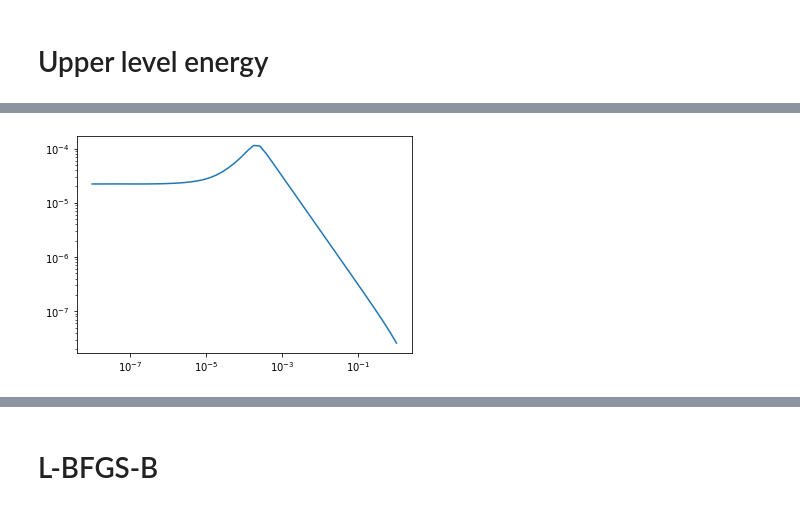
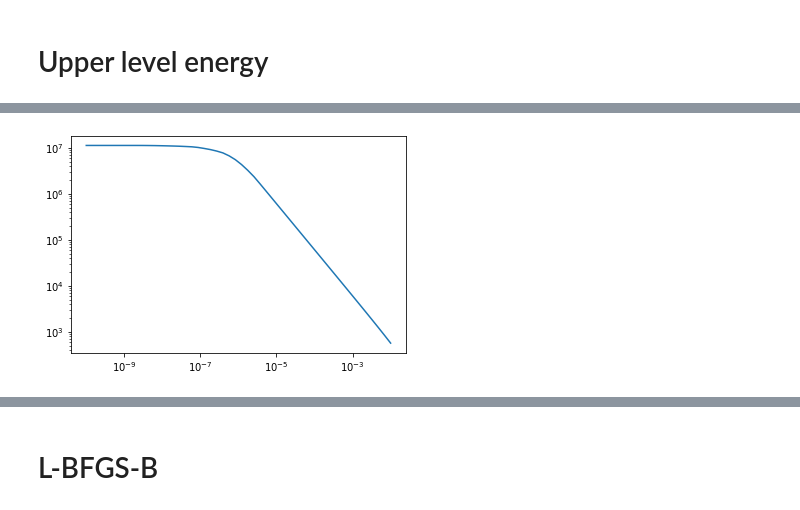
Before and after one commit to Biagig/Learning-Sampling-Pattern, a Jupyter notebook: Upper Level.ipynb, the cells around one changed output, grey strips where cells are left out. Drawn from its saved outputs; the diff is of its cells as text; code cells hidden in the pictures.

```diff
--- a/Upper Level.ipynb
+++ b/Upper Level.ipynb
@@ -39,7 +39,7 @@ from UpperLevel.hessians import *
 from scipy.optimize.lbfgsb import fmin_l_bfgs_b
 # %%
 u0 = get_sample_data('2d-mri')
-u0_mat = (1+0j)*u0.data[125:155,125:155]
+u0_mat = (1+0j)*u0.data[125:145,125:145]
 # %%
 n=u0_mat.shape[0]
 x = np.linspace(0,n,n,endpoint=False)/n-0.5
@@ -116,7 +116,7 @@ def E(pk):
     return L(uk,u0_mat)+P(pk)
 
 cgconv = []
-def grad_E(pk,max_cgiter=1000,cgtol=1e-6,compute_conv=False):
+def grad_E(pk,max_cgiter=2000,cgtol=1e-8,compute_conv=False):
     global cgconv
     #Compute uk from pk with lower level solver
     param["pn1"]=pk[-1]
@@ -125,40 +125,35 @@ def grad_E(pk,max_cgiter=1000,cgtol=1e-6,compute_conv=False):
 
     #Defining linear operator from pk and uk
     def mv(w):
-        w = np.reshape(w,(n,n))
-        return np.reshape(Du2_Ereg(uk,pk,w,
+        w_complex = np.reshape( w[:n**2]+1j*w[n**2:] , (n,n) )
+        fx = np.reshape(Du2_Etot( uk , pk , w_complex ,
                                    eps=param["epsilon"],
                                    fourier_op=fourier_op,
                                    y=y,
                                    linear_op=linear_op,
                                    gamma=param["gamma"]),(n**2,))
+        return np.concatenate([np.real(fx),np.imag(fx)])
 
 
     # -- Use cg to compute gradient --
-    lin = LinearOperator((n**2,n**2),matvec=mv)
+    lin = LinearOperator((2*n**2,2*n**2),matvec=mv)
     B = np.reshape(np.conj(grad_L(uk,u0_mat).transpose()),(n**2,))
+    B_real = np.concatenate([np.real(B),np.imag(B)])
     def cgcall(x):
-        if compute_conv:cgconv.append(np.linalg.norm(lin(x)-B)/np.linalg.norm(B))
+        if compute_conv:cgconv.append(np.linalg.norm(lin(x)-B_real)/np.linalg.norm(B_real))
 
     t1=time.time()
     print("\nStarting Conjugate Gradient method")
-    x_inter,convergence = scipy.sparse.linalg.cg(lin,B,tol=cgtol,maxiter=max_cgiter,callback=cgcall)
-    print(f"Finished in {time.time()-t1}s - ||Ax-b||/||b||: {np.linalg.norm(lin(x_inter)-B)/np.linalg.norm(B)}")
+    x_inter,convergence = scipy.sparse.linalg.cg(lin,B_real,tol=cgtol,maxiter=max_cgiter,callback=cgcall)
+    print(f"Finished in {time.time()-t1}s - ||Ax-b||/||b||: {np.linalg.norm(lin(x_inter)-B_real)/np.linalg.norm(B_real)}")
 
     #Apply DpuE
-    return -Dpu_Etot(uk,pk,np.reshape(x_inter,(n,n)),
+    return -Dpu_Etot(uk,pk,np.reshape( x_inter[:n**2]+1j*x_inter[n**2:] , (n,n) ),
                                    eps=param["epsilon"],
                                    fourier_op=fourier_op,
                                    y=y,
                                    linear_op=linear_op,
-                                   gamma=param["gamma"])
-
-# Callback function
-niter = 0
-def fcall(x):
-    global uk,niter
-    niter += 1
-    print("\033[1m" + f"\n{niter} iterations: ssim={ssim(uk,u0_mat)}\n\n" + "\033[0m")
+                                   gamma=param["gamma"]) + grad_P(pk)
 # %%
 #Checking if conjugate gradient converges
 cgconv = []
@@ -186,13 +181,13 @@ Text(0, 0.5, '||Ax-b||/||b||')
 # %%
 # Checking gradE
-p0 = 0.99*radial_p+0.01*np.random.rand(n**2+1)
+p0 = np.random.rand(n**2+1)
 p0[-1] = 1e-6
 Ep0,gradEp0 = E(p0),grad_E(p0)
 p1 = np.random.rand(n**2+1)
 
-tests = np.logspace(-8,0,50)
+tests = np.logspace(-10,-2,50)
 real_values = np.array([E(p0+t*p1) for t in tests])
-approx = np.array([Ep0+t*np.sum(gradEp0*p1) for t in tests])
+approx = np.array([Ep0+np.sum(gradEp0*t*p1) for t in tests])
 # %% [output]
 Evaluating E(p)
 Sigma: 0.4472135954999579
@@ -214,6 +209,6 @@ Finished in 0.045888662338256836 seconds.
 # %%
 print(E(p0))
-plt.plot(tests,abs((real_values-approx)/tests))
+plt.plot(tests,abs((real_values-approx))/tests)
 plt.xscale("log")
 plt.yscale("log")
 # %% [output]
@@ -225 +220 @@ Finished in 0.07995080947875977 seconds.
-[figure, old version]
+[figure, new version]
```
Also changed, not shown: parts of 15 cells of this notebook.
